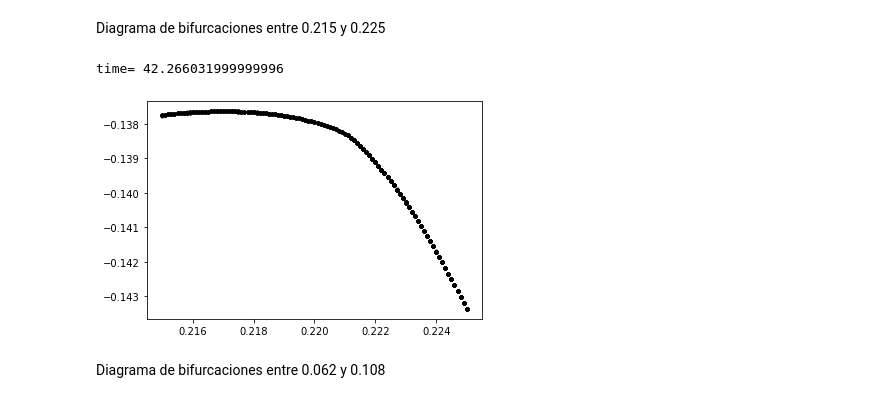
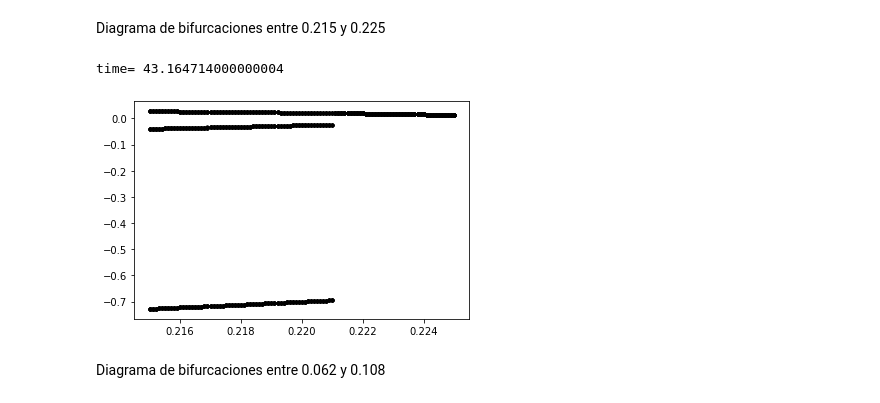
Before and after one commit to jfestradan/Modelado-y-simulacion, a Jupyter notebook: Proyecto_Final_Modelado_y_Simulación.ipynb, the cells around one changed output. Drawn from its saved outputs; the diff is of its cells as text; code cells hidden in the pictures.

```diff
--- a/Proyecto_Final_Modelado_y_Simulación.ipynb
+++ b/Proyecto_Final_Modelado_y_Simulación.ipynb
@@ -94,30 +97,30 @@ Diagrama de bifurcaciones entre 0.215 y 0.225
 # %%
 def model (t,y,a,b,d,m):
   return [a*(y[0]-y[1]),-4*a*y[1]+y[0]*y[2]+m*y[0]**3,-a*d*y[2]+(y[0]**3)*y[1]+b*y[2]**2]
 
 def event_model (t,y,a,b,d,m):
-  return y[0]+y[1]+y[2]+1
+  return y[0]+y[1]+y[2]-1
 
-event_model.direction=-1
+event_model.direction=-2
 
 a,b=0,100
 t= np.linspace(a,b,10000)
 y0=[0.5,0,0]
 tic=time.clock()
 for r in np.arange(0.215,0.225,0.0001):
   sol=solve_ivp(model,[a,b],y0,args=(1.8,-0.07,1.5,r),t_eval=t,events=event_model,rtol=1e-5,atol=1e-7)
   k=sol.y_events[0]
   #print(sol.y[:,-1])
   #print(len(sol.t_events[0]))
   for i in range(len(sol.t_events[0])):
     if sol.t_events[0][i]>20:
       plt.plot(r,sol.y_events[0][i,1],".",color="black")
   y0=sol.y[:,-1]
 toc=time.clock()
 print("time=",toc-tic)
 # %% [output]
-time= 42.266031999999996
+time= 43.164714000000004
-[figure, old version]
+[figure, new version]
 # %% [markdown]
 Diagrama de bifurcaciones entre 0.062 y 0.108
 # %%
```
Also changed, not shown: parts of 3 cells of this notebook.
